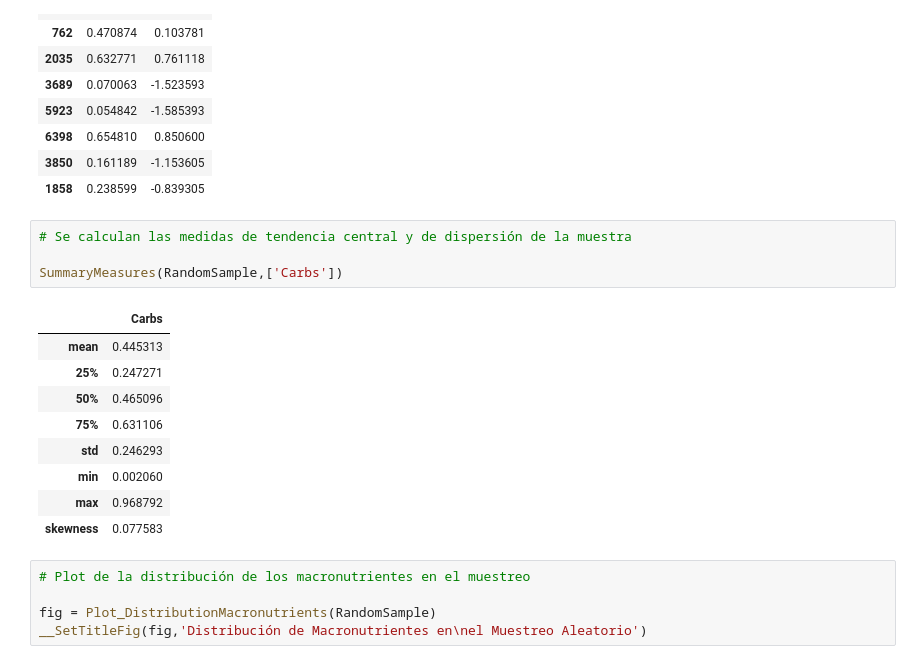
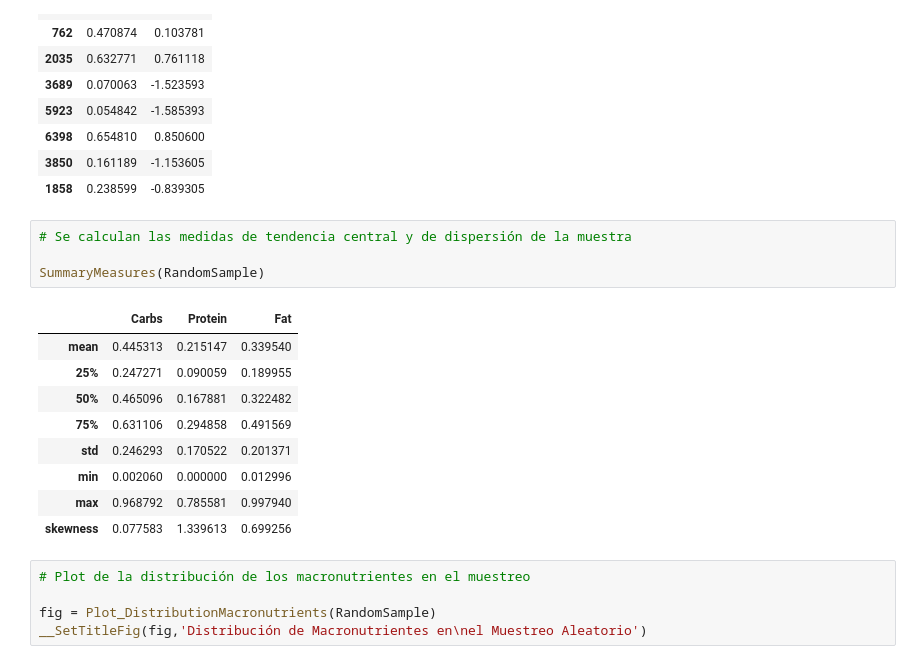
Before and after one commit to alexisuaguilaru/Analysis_Nutritional_Information, a Jupyter notebook: Documentation/AlexisAguilar_Reporte.ipynb, the cells around one changed output. Saved outputs shown, nothing was run; the diff lists cells and outputs as text.

```diff
--- a/Documentation/AlexisAguilar_Reporte.ipynb
+++ b/Documentation/AlexisAguilar_Reporte.ipynb
@@ -855,17 +905,17 @@ ZScores_Sample(RandomSample,'Carbs').head(10)
 # %%
 # Se calculan las medidas de tendencia central y de dispersión de la muestra
 
-SummaryMeasures(RandomSample,['Carbs'])
+SummaryMeasures(RandomSample)
 # %% [output]
-|  | Carbs |
-| mean | 0.445313 |
-| 25% | 0.247271 |
-| 50% | 0.465096 |
-| 75% | 0.631106 |
-| std | 0.246293 |
-| min | 0.002060 |
-| max | 0.968792 |
-| skewness | 0.077583 |
+|  | Carbs | Protein | Fat |
+| mean | 0.445313 | 0.215147 | 0.339540 |
+| 25% | 0.247271 | 0.090059 | 0.189955 |
+| 50% | 0.465096 | 0.167881 | 0.322482 |
+| 75% | 0.631106 | 0.294858 | 0.491569 |
+| std | 0.246293 | 0.170522 | 0.201371 |
+| min | 0.002060 | 0.000000 | 0.012996 |
+| max | 0.968792 | 0.785581 | 0.997940 |
+| skewness | 0.077583 | 1.339613 | 0.699256 |
 # %%
 # Plot de la distribución de los macronutrientes en el muestreo
 
```
Also changed, not shown: parts of 9 cells of this notebook.
